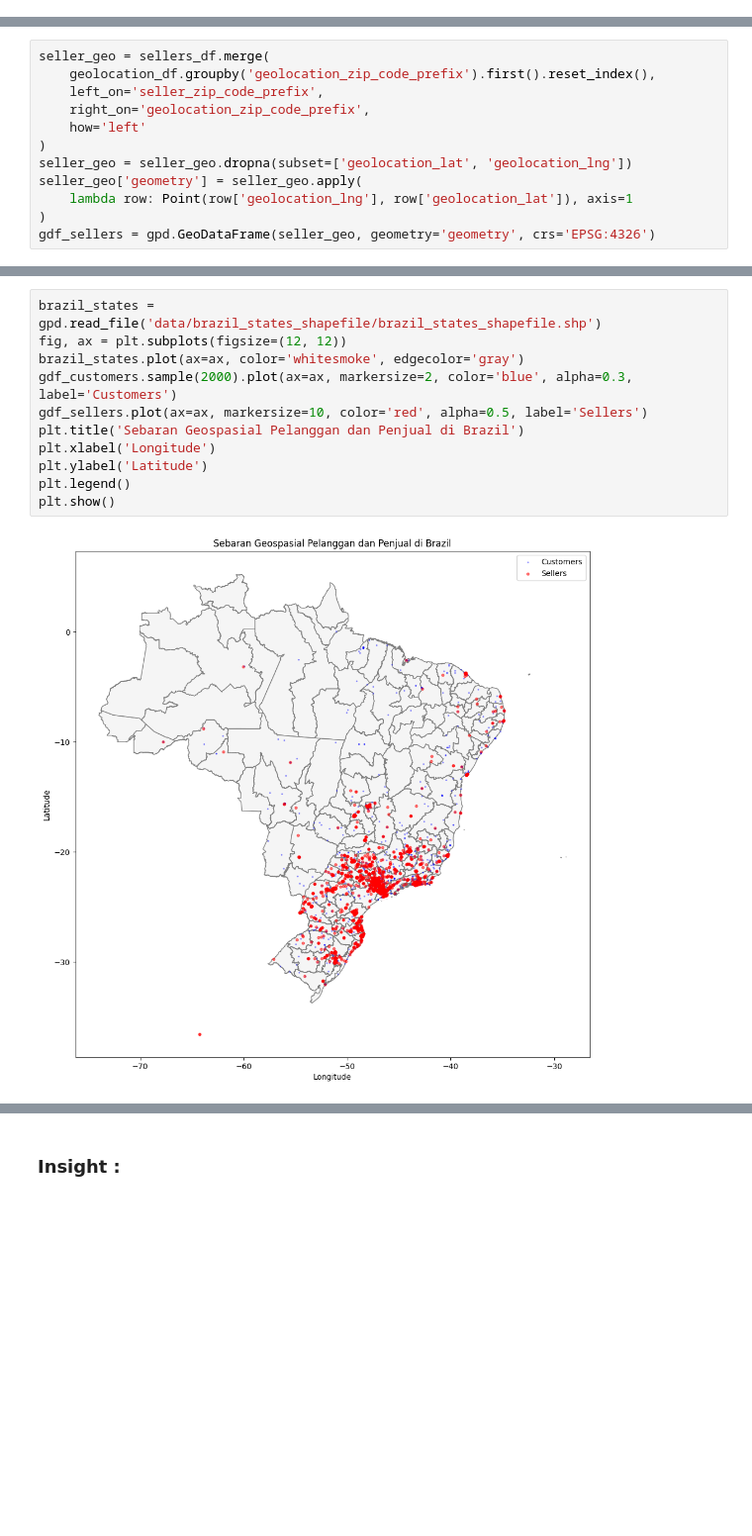
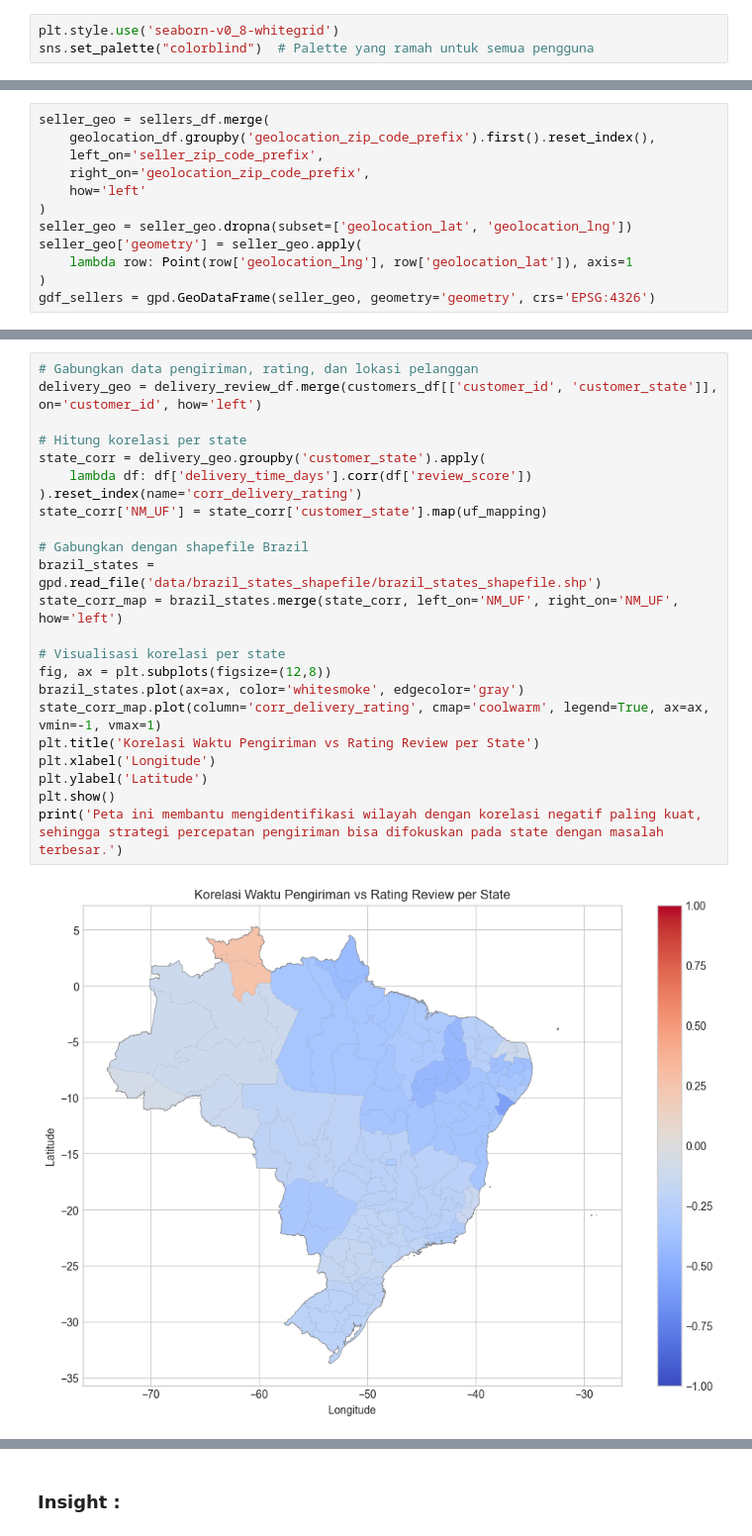
Before and after one commit to HammamAl/submission_dicoding_data_analysis, a Jupyter notebook: notebook.ipynb, the cells around one changed output, grey strips where cells are left out. Shown at 99% size. Drawn from its saved outputs; the diff is of its cells as text; blank space fills up the shorter version.

```diff
--- a/notebook.ipynb
+++ b/notebook.ipynb
@@ -1295,0 +1240,3 @@ Penjelasan: Grafik ini membantu memantau efektivitas strategi peningkatan rating
+# %%
+plt.style.use('seaborn-v0_8-whitegrid')
+sns.set_palette("colorblind")  # Palette yang ramah untuk semua pengguna
@@ -1423,13 +1916,25 @@ gdf_sellers = gpd.GeoDataFrame(seller_geo, geometry='geometry', crs='EPSG:4326')
 # %%
+# Gabungkan data pengiriman, rating, dan lokasi pelanggan
+delivery_geo = delivery_review_df.merge(customers_df[['customer_id', 'customer_state']], on='customer_id', how='left')
+
+# Hitung korelasi per state
+state_corr = delivery_geo.groupby('customer_state').apply(
+    lambda df: df['delivery_time_days'].corr(df['review_score'])
+).reset_index(name='corr_delivery_rating')
+state_corr['NM_UF'] = state_corr['customer_state'].map(uf_mapping)
+
+# Gabungkan dengan shapefile Brazil
 brazil_states = gpd.read_file('data/brazil_states_shapefile/brazil_states_shapefile.shp')
-fig, ax = plt.subplots(figsize=(12, 12))
+state_corr_map = brazil_states.merge(state_corr, left_on='NM_UF', right_on='NM_UF', how='left')
+
+# Visualisasi korelasi per state
+fig, ax = plt.subplots(figsize=(12,8))
 brazil_states.plot(ax=ax, color='whitesmoke', edgecolor='gray')
-gdf_customers.sample(2000).plot(ax=ax, markersize=2, color='blue', alpha=0.3, label='Customers')
-gdf_sellers.plot(ax=ax, markersize=10, color='red', alpha=0.5, label='Sellers')
-plt.title('Sebaran Geospasial Pelanggan dan Penjual di Brazil')
+state_corr_map.plot(column='corr_delivery_rating', cmap='coolwarm', legend=True, ax=ax, vmin=-1, vmax=1)
+plt.title('Korelasi Waktu Pengiriman vs Rating Review per State')
 plt.xlabel('Longitude')
 plt.ylabel('Latitude')
-plt.legend()
 plt.show()
+print('Peta ini membantu mengidentifikasi wilayah dengan korelasi negatif paling kuat, sehingga strategi percepatan pengiriman bisa difokuskan pada state dengan masalah terbesar.')
 # %% [output]
-[figure, old version]
+[figure, new version]
```
Also changed, not shown: parts of 64 cells of this notebook, 10 other files.
